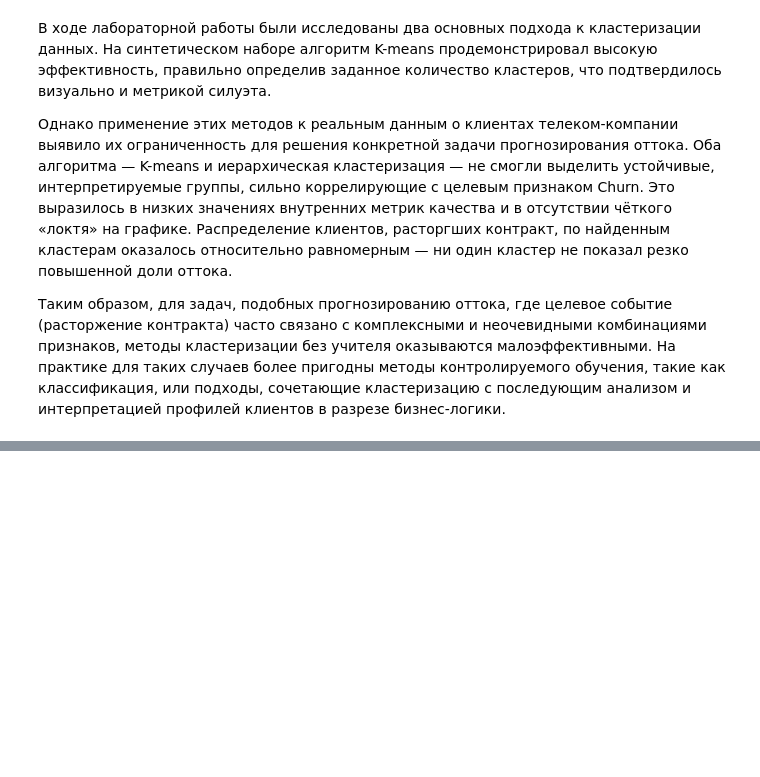
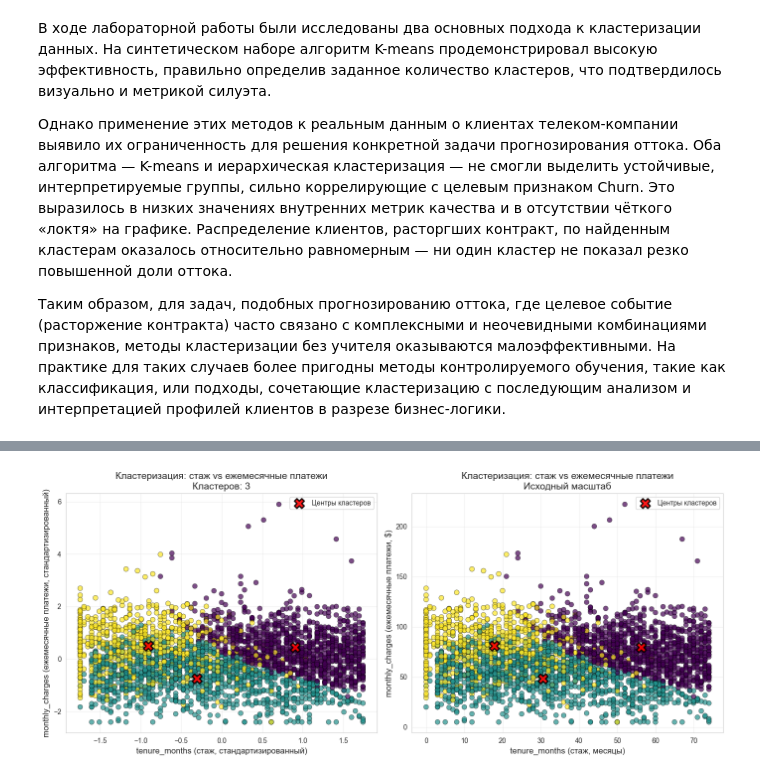
Before and after one commit to user000000000000000000000/LR4_Antonov_5, a Jupyter notebook: ЛР4_Антонов_5.ipynb, the cells around one changed output, grey strips where cells are left out. Saved outputs shown, nothing was run; the diff lists cells and outputs as text; code cells hidden in the pictures; blank space fills up the shorter version.

```diff
--- a/ЛР4_Антонов_5.ipynb
+++ b/ЛР4_Антонов_5.ipynb
@@ -738,0 +799,87 @@ plt.show()
+# %%
+optimal_k = 3
+numerical_features = ['age', 'tenure_months', 'monthly_charges',
+                      'total_charges', 'avg_call_minutes', 'num_support_tickets']
+X_real = df[numerical_features]
+
+scaler = StandardScaler()
+X_scaled = scaler.fit_transform(X_real)
+
+kmeans = KMeans(n_clusters=optimal_k, random_state=42, n_init=10)
+cluster_labels = kmeans.fit_predict(X_scaled)
+
+# ПАРА 1: tenure_months vs monthly_charges
+tenure_idx = numerical_features.index('tenure_months')
+monthly_idx = numerical_features.index('monthly_charges')
+
+fig, axes = plt.subplots(1, 2, figsize=(14, 6))
+
+scatter1 = axes[0].scatter(X_scaled[:, tenure_idx],
+                          X_scaled[:, monthly_idx],
+                          c=cluster_labels,
+                          cmap='viridis',
+                          alpha=0.7,
+                          s=50,
+                          edgecolor='k',
+                          linewidth=0.5)
+
+axes[0].scatter(kmeans.cluster_centers_[:, tenure_idx],
+               kmeans.cluster_centers_[:, monthly_idx],
+               c='red',
+               marker='X',
+               s=200,
+               alpha=0.9,
+               label='Центры кластеров',
+               edgecolor='black',
+               linewidth=2)
+
+axes[0].set_xlabel('tenure_months (стаж, стандартизированный)', fontsize=12)
+axes[0].set_ylabel('monthly_charges (ежемесячные платежи, стандартизированный)', fontsize=12)
+axes[0].set_title(f'Кластеризация: стаж vs ежемесячные платежи\nКластеров: {optimal_k}', fontsize=14)
+axes[0].legend()
+axes[0].grid(True, alpha=0.3)
+
+scatter2 = axes[1].scatter(df['tenure_months'],
+                          df['monthly_charges'],
+                          c=cluster_labels,
+                          cmap='viridis',
+                          alpha=0.7,
+                          s=50,
+                          edgecolor='k',
+                          linewidth=0.5)
+
+centers_original = scaler.inverse_transform(kmeans.cluster_centers_)
+
+axes[1].scatter(centers_original[:, tenure_idx],
+               centers_original[:, monthly_idx],
+               c='red',
+               marker='X',
+               s=200,
+               alpha=0.9,
+               label='Центры кластеров',
+               edgecolor='black',
+               linewidth=2)
+
+axes[1].set_xlabel('tenure_months (стаж, месяцы)', fontsize=12)
+axes[1].set_ylabel('monthly_charges (ежемесячные платежи, $)', fontsize=12)
+axes[1].set_title('Кластеризация: стаж vs ежемесячные платежи\nИсходный масштаб', fontsize=14)
+axes[1].legend()
+axes[1].grid(True, alpha=0.3)
+
+plt.tight_layout()
+plt.show()
+
+print("\nСтатистика по кластерам для tenure_months и monthly_charges:")
+
+for cluster_num in range(optimal_k):
+    mask = (cluster_labels == cluster_num)
+    size = mask.sum()
+    mean_tenure = df['tenure_months'][mask].mean()
+    mean_monthly = df['monthly_charges'][mask].mean()
+
+    print(f"\nКластер {cluster_num}:")
+    print(f"  Количество клиентов: {size} ({size/len(df)*100:.1f}%)")
+    print(f"  Средний стаж: {mean_tenure:.1f} месяцев")
+    print(f"  Средние ежемесячные платежи: ${mean_monthly:.2f}")
+# %% [output]
+[figure, added]
```
Also changed, not shown: parts of 21 cells of this notebook.
